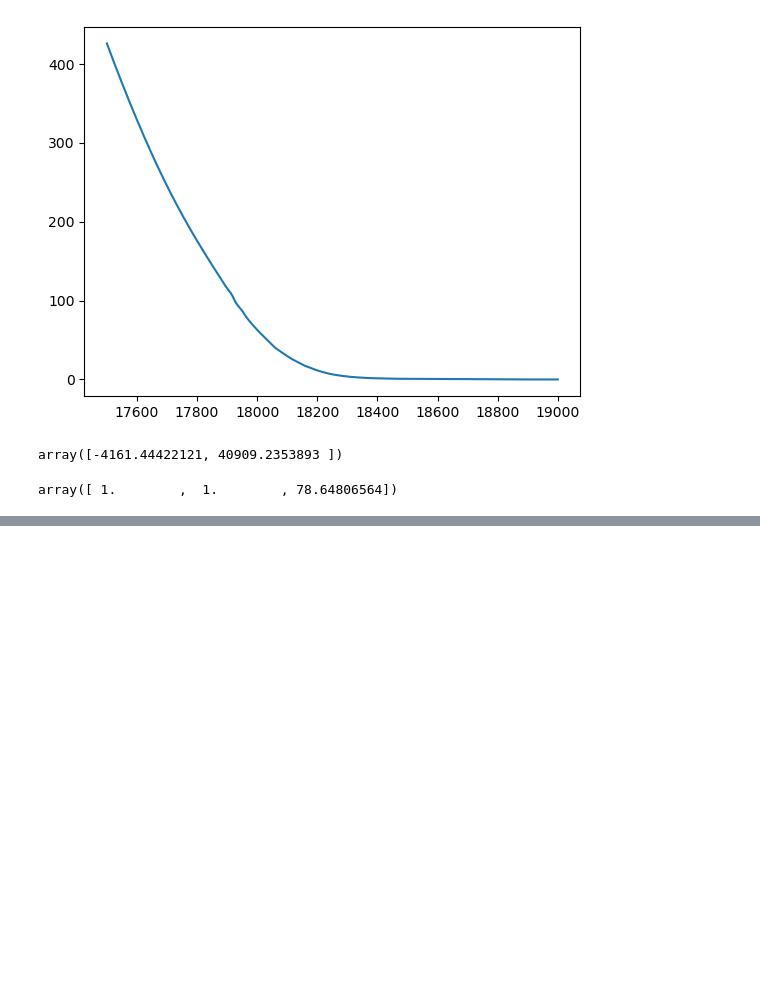
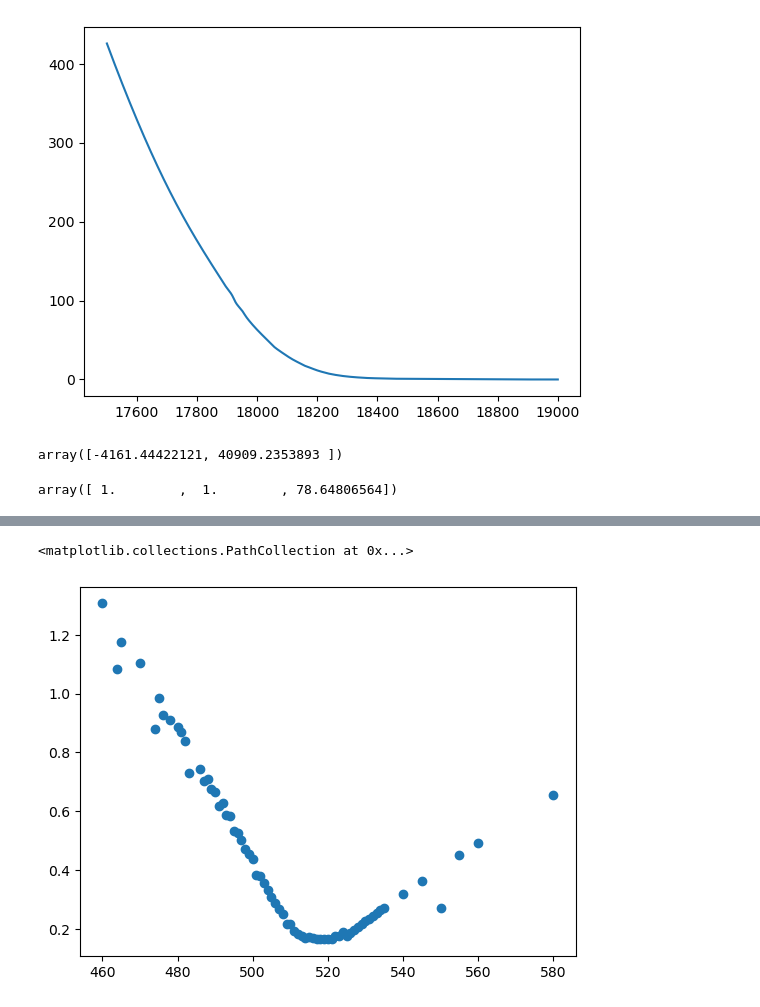
Before and after one commit to ijamil1/kalshi_mm, a Jupyter notebook: options_implied_pdf.ipynb, the cells around one changed output, grey strips where cells are left out. Saved outputs shown, nothing was run; the diff lists cells and outputs as text; code cells hidden in the pictures; blank space fills up the shorter version.

```diff
--- a/options_implied_pdf.ipynb
+++ b/options_implied_pdf.ipynb
@@ -337,0 +359,5 @@ array([ 1.        ,  1.        , 78.64806564])
+# %%
+plt.scatter(spy_calls['strike'], spy_calls['est_iv'])
+# %% [output]
+<matplotlib.collections.PathCollection at 0x...>
+[figure, added]
```
Also changed, not shown: parts of 45 cells of this notebook.
